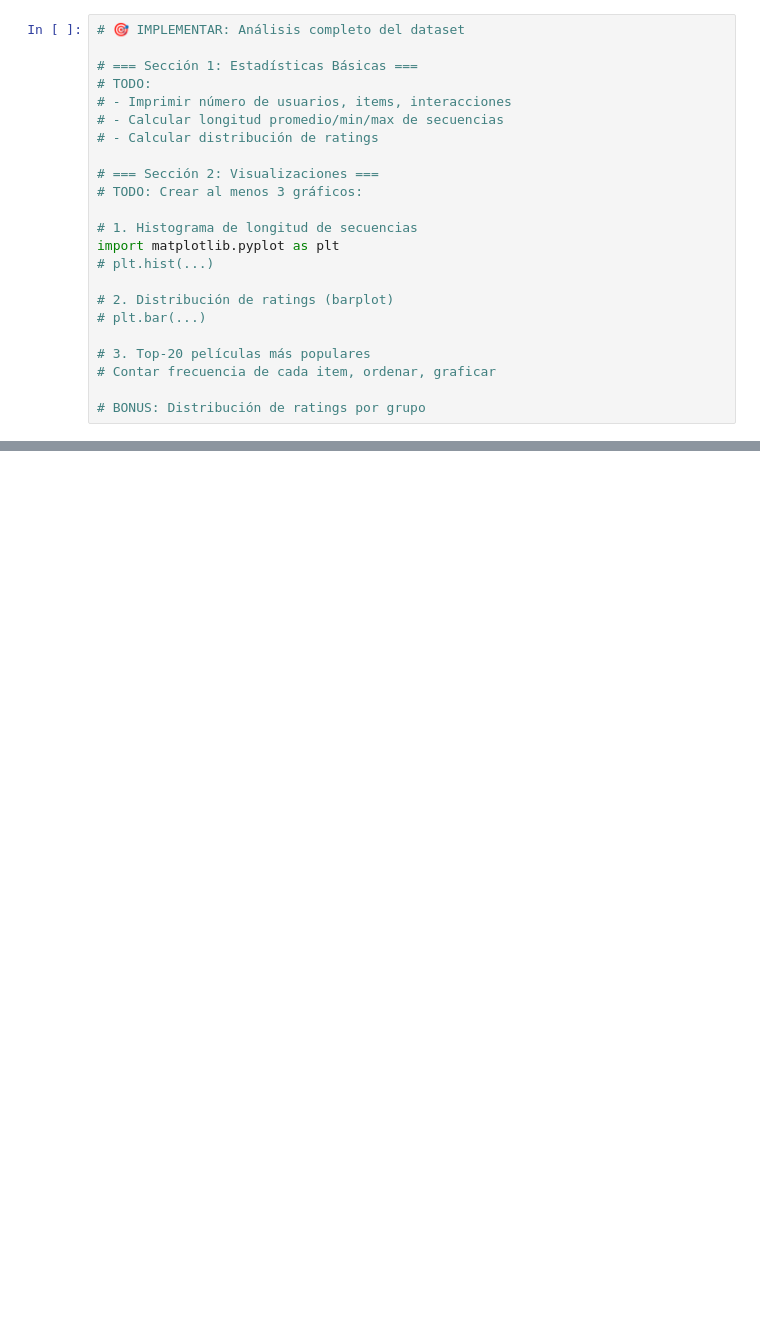
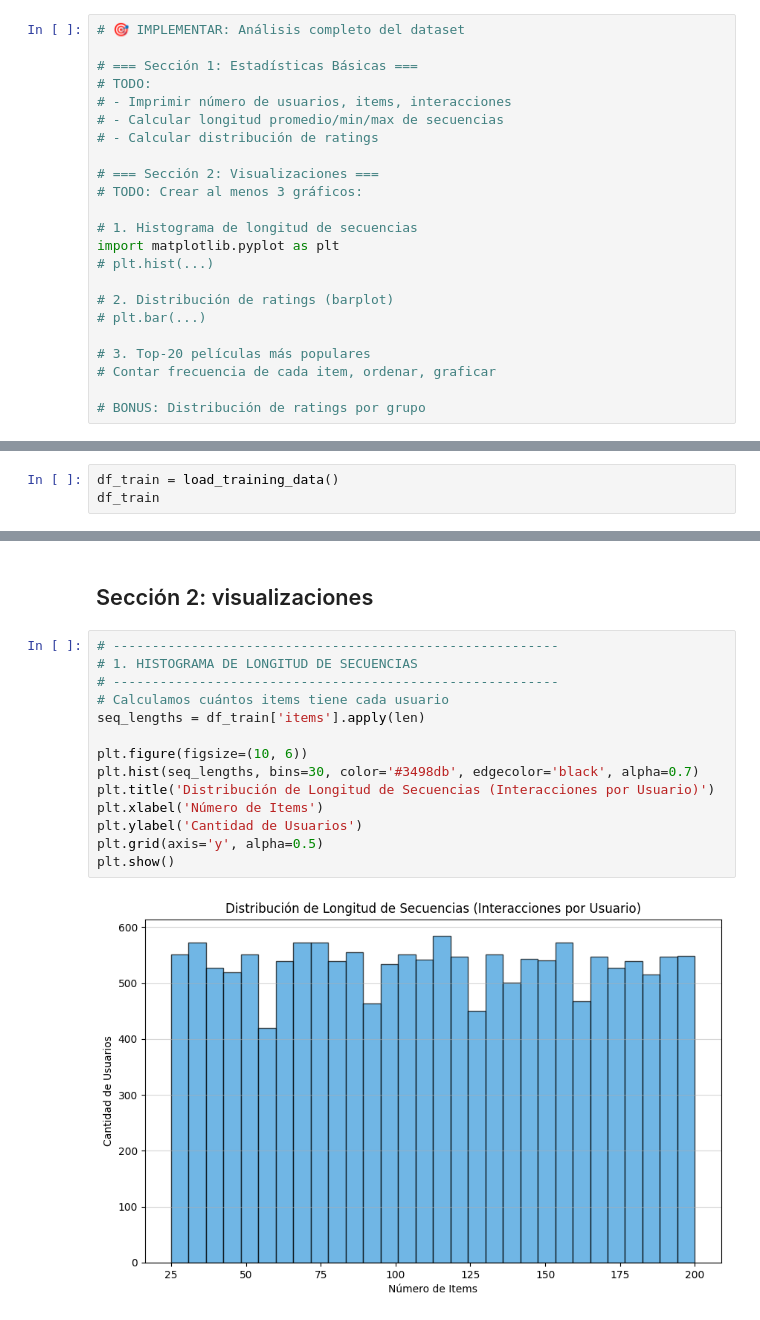
Before and after one commit to JuanMendez11/mendez_juan_tp_dt, a Jupyter notebook: notebooks/01_exploracion_dataset.ipynb, the cells around one changed output, grey strips where cells are left out. Saved outputs shown, nothing was run; the diff lists cells and outputs as text; blank space fills up the shorter version.

Commit message:
Visualizaciones en la notebook 1

```diff
--- a/notebooks/01_exploracion_dataset.ipynb
+++ b/notebooks/01_exploracion_dataset.ipynb
@@ -50,0 +34,3 @@ Número de items: 3
+# %%
+df_train = load_training_data()
+df_train
@@ -50,0 +121,18 @@ Número de items: 3
+# %% [markdown]
+## Sección 2: visualizaciones
+# %%
+# ---------------------------------------------------------
+# 1. HISTOGRAMA DE LONGITUD DE SECUENCIAS
+# ---------------------------------------------------------
+# Calculamos cuántos items tiene cada usuario
+seq_lengths = df_train['items'].apply(len)
+
+plt.figure(figsize=(10, 6))
+plt.hist(seq_lengths, bins=30, color='#3498db', edgecolor='black', alpha=0.7)
+plt.title('Distribución de Longitud de Secuencias (Interacciones por Usuario)')
+plt.xlabel('Número de Items')
+plt.ylabel('Cantidad de Usuarios')
+plt.grid(axis='y', alpha=0.5)
+plt.show()
+# %% [output]
+[figure, added]
```
Also changed, not shown: parts of 16 cells of this notebook, 1 other file.
